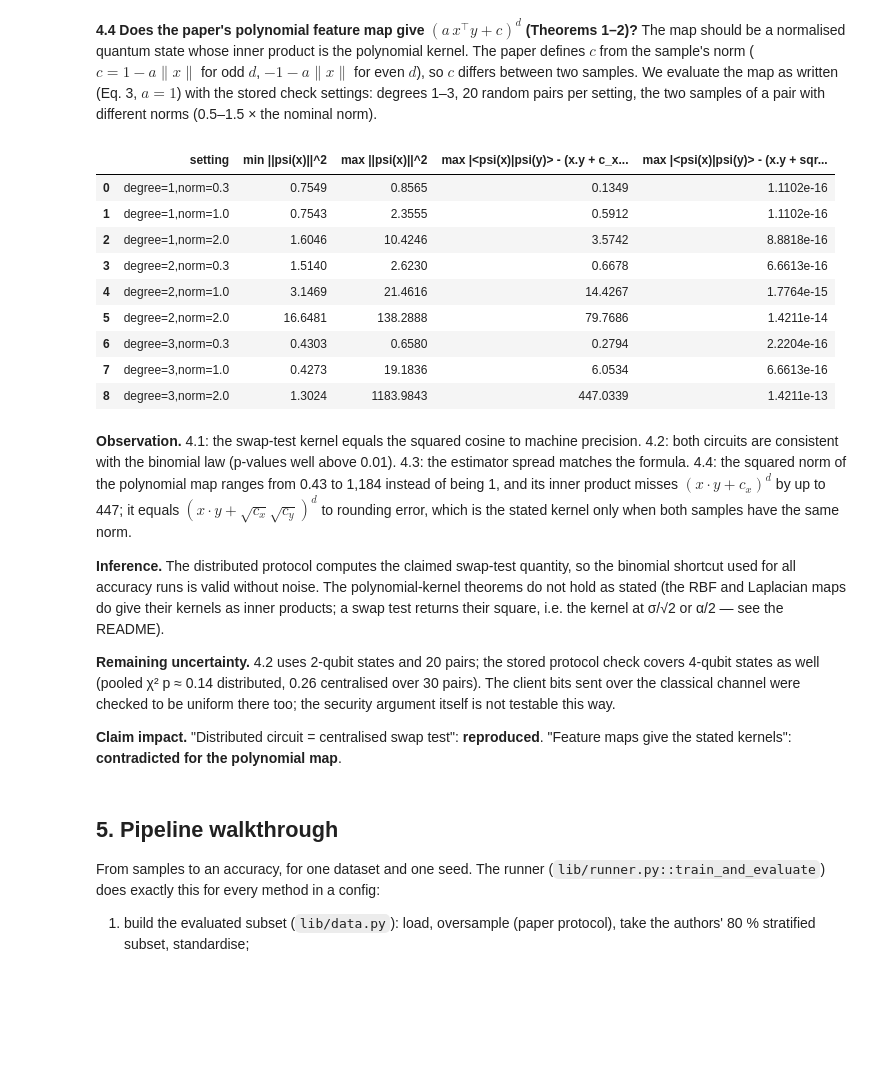
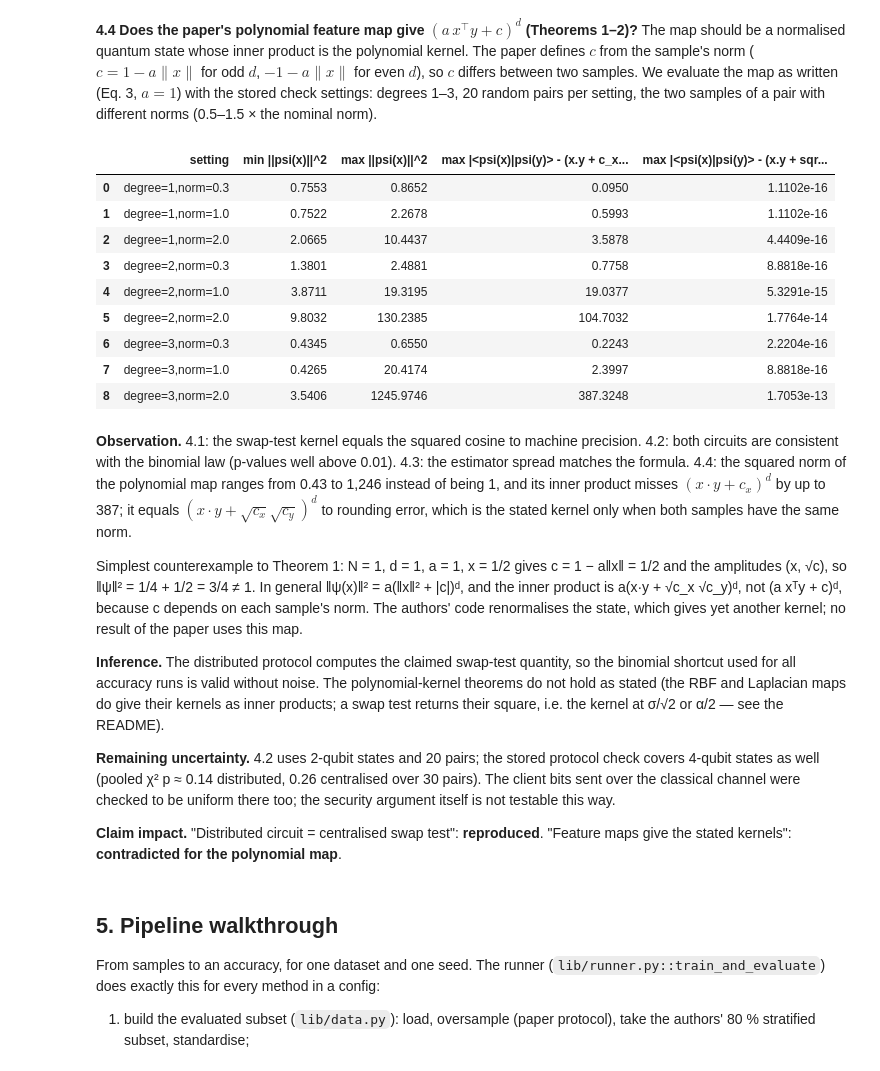
Before and after one commit to jricc/reproduced_papers, a Jupyter notebook: papers/distributed_secure_kernels/notebook.ipynb, the cells around one changed output. Drawn from its saved outputs; the diff is of its cells as text; code cells hidden in the pictures; blank space fills up the shorter version.

Commit message:
distributed_secure_kernels: simulation setup, security limit, Theorem 1 counterexample
Co-Authored-By: Claude Opus 5.5 <noreply@anthropic.com>

```diff
--- a/papers/distributed_secure_kernels/notebook.ipynb
+++ b/papers/distributed_secure_kernels/notebook.ipynb
@@ -358,35 +366,39 @@ std of draws = 0.0306; predicted 2 sqrt(p0 (1 - p0) / M) = 0.0305
 # %%
 settings = load_config(PAPER_DIR / "configs" / "feature_map_identities_original.json")[
     "experiment"
 ]["polynomial"]
-polynomial = check_polynomial(settings, np.random.default_rng(0))
+polynomial = check_polynomial(
+    settings, np.random.default_rng(np.random.SeedSequence([0, 2]))
+)
 pd.DataFrame(
     [
         {
             "setting": key,
             "min ||psi(x)||^2": value["squared_norm_min"],
             "max ||psi(x)||^2": value["squared_norm_max"],
             "max |<psi(x)|psi(y)> - (x.y + c_x)^d|": value["max_error_vs_offset_of_x"],
             "max |<psi(x)|psi(y)> - (x.y + sqrt(c_x) sqrt(c_y))^d|": value[
                 "max_error_vs_geometric_offset"
             ],
         }
         for key, value in polynomial.items()
     ]
 )
 # %% [output]
 |  | setting | min ||psi(x)||^2 | max ||psi(x)||^2 | max |<psi(x)|psi(y)> - (x.y + c_x... | max |<psi(x)|psi(y)> - (x.y + sqr... |
-| 0 | degree=1,norm=0.3 | 0.7549 | 0.8565 | 0.1349 | 1.1102e-16 |
-| 1 | degree=1,norm=1.0 | 0.7543 | 2.3555 | 0.5912 | 1.1102e-16 |
-| 2 | degree=1,norm=2.0 | 1.6046 | 10.4246 | 3.5742 | 8.8818e-16 |
-| 3 | degree=2,norm=0.3 | 1.5140 | 2.6230 | 0.6678 | 6.6613e-16 |
-| 4 | degree=2,norm=1.0 | 3.1469 | 21.4616 | 14.4267 | 1.7764e-15 |
-| 5 | degree=2,norm=2.0 | 16.6481 | 138.2888 | 79.7686 | 1.4211e-14 |
-| 6 | degree=3,norm=0.3 | 0.4303 | 0.6580 | 0.2794 | 2.2204e-16 |
-| 7 | degree=3,norm=1.0 | 0.4273 | 19.1836 | 6.0534 | 6.6613e-16 |
-| 8 | degree=3,norm=2.0 | 1.3024 | 1183.9843 | 447.0339 | 1.4211e-13 |
+| 0 | degree=1,norm=0.3 | 0.7553 | 0.8652 | 0.0950 | 1.1102e-16 |
+| 1 | degree=1,norm=1.0 | 0.7522 | 2.2678 | 0.5993 | 1.1102e-16 |
+| 2 | degree=1,norm=2.0 | 2.0665 | 10.4437 | 3.5878 | 4.4409e-16 |
+| 3 | degree=2,norm=0.3 | 1.3801 | 2.4881 | 0.7758 | 8.8818e-16 |
+| 4 | degree=2,norm=1.0 | 3.8711 | 19.3195 | 19.0377 | 5.3291e-15 |
+| 5 | degree=2,norm=2.0 | 9.8032 | 130.2385 | 104.7032 | 1.7764e-14 |
+| 6 | degree=3,norm=0.3 | 0.4345 | 0.6550 | 0.2243 | 2.2204e-16 |
+| 7 | degree=3,norm=1.0 | 0.4265 | 20.4174 | 2.3997 | 8.8818e-16 |
+| 8 | degree=3,norm=2.0 | 3.5406 | 1245.9746 | 387.3248 | 1.7053e-13 |
 # %% [markdown]
-**Observation.** 4.1: the swap-test kernel equals the squared cosine to machine precision. 4.2: both circuits are consistent with the binomial law (p-values well above 0.01). 4.3: the estimator spread matches the formula. 4.4: the squared norm of the polynomial map ranges from 0.43 to 1,184 instead of being 1, and its inner product misses $(x\cdot y + c_x)^d$ by up to 447; it equals $(x\cdot y + \sqrt{c_x}\sqrt{c_y})^d$ to rounding error, which is the stated kernel only when both samples have the same norm.
+**Observation.** 4.1: the swap-test kernel equals the squared cosine to machine precision. 4.2: both circuits are consistent with the binomial law (p-values well above 0.01). 4.3: the estimator spread matches the formula. 4.4: the squared norm of the polynomial map ranges from 0.43 to 1,246 instead of being 1, and its inner product misses $(x\cdot y + c_x)^d$ by up to 387; it equals $(x\cdot y + \sqrt{c_x}\sqrt{c_y})^d$ to rounding error, which is the stated kernel only when both samples have the same norm.
+
+Simplest counterexample to Theorem 1: N = 1, d = 1, a = 1, x = 1/2 gives c = 1 − a‖x‖ = 1/2 and the amplitudes (x, √c), so ‖ψ‖² = 1/4 + 1/2 = 3/4 ≠ 1. In general ‖ψ(x)‖² = a(‖x‖² + |c|)ᵈ, and the inner product is a(x·y + √c_x √c_y)ᵈ, not (a xᵀy + c)ᵈ, because c depends on each sample's norm. The authors' code renormalises the state, which gives yet another kernel; no result of the paper uses this map.
 
 **Inference.** The distributed protocol computes the claimed swap-test quantity, so the binomial shortcut used for all accuracy runs is valid without noise. The polynomial-kernel theorems do not hold as stated (the RBF and Laplacian maps do give their kernels as inner products; a swap test returns their square, i.e. the kernel at σ/√2 or α/2 — see the README).
 
```
Also changed, not shown: parts of 5 cells of this notebook, 1 other file.
